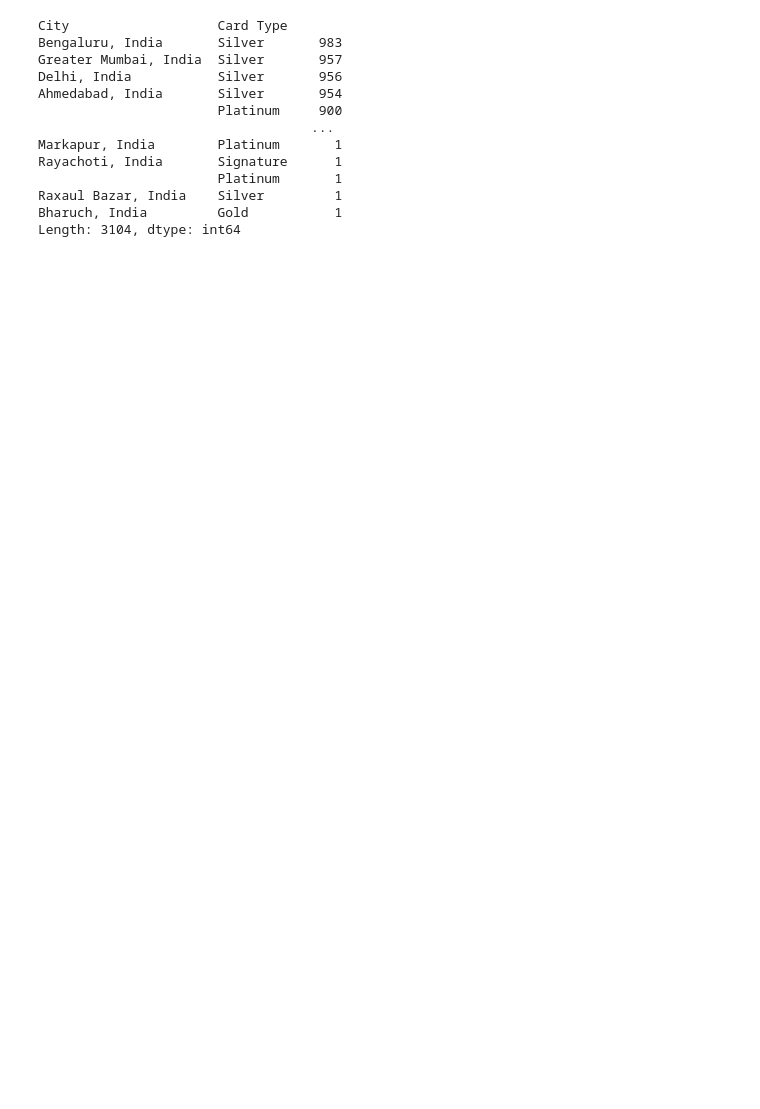
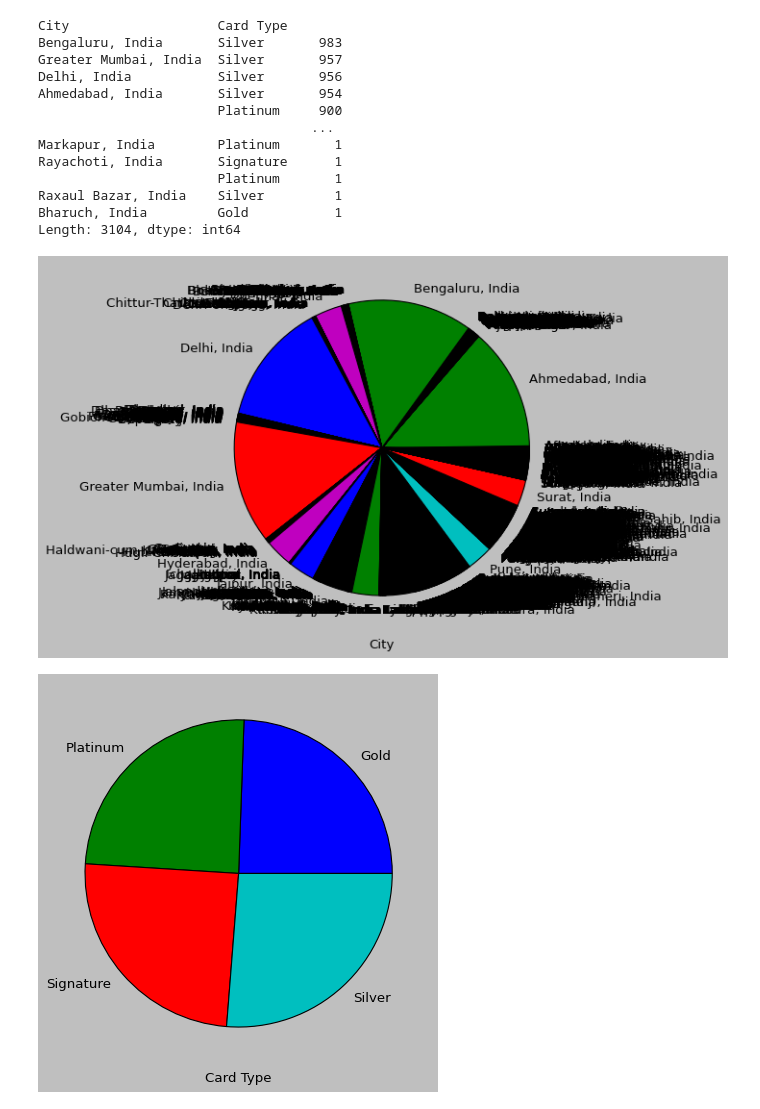
Before and after one commit to DanielaEsperanza/AGENDA-AMIGOS, a Jupyter notebook: Untitled5.ipynb, the cells around one changed output. Drawn from its saved outputs; the diff is of its cells as text; code cells hidden in the pictures; blank space fills up the shorter version.

```diff
--- a/Untitled5.ipynb
+++ b/Untitled5.ipynb
@@ -40,22 +41,36 @@ dtype: int64
 # %%
 tarjetas = pd.read_csv("/content/trx_tarjetas_credito.csv", sep = ",", encoding = "utf-8")
 datos = tarjetas[["City", "Card Type"]].value_counts()
 print(datos)
-datos.to_csv("/content/TipoTarjeta.csv")
+datos.to_csv("/content/TipoTarjeta")
+
+TipoTarjeta=pd.crosstab(index= tarjetas["City"], columns="frecuencia")
+plt.pie(TipoTarjeta, labels=TipoTarjeta.index)
+plt.xlabel("City")
+plt.show()
+TipoTarjeta.to_csv("/TipoTarjeta")
+
+TipoTarjeta=pd.crosstab(index= tarjetas["Card Type"], columns="frecuencia")
+plt.pie(TipoTarjeta, labels=TipoTarjeta.index)
+plt.xlabel("Card Type")
+plt.show()
+TipoTarjeta.to_csv("/TipoTarjeta")
 # %% [output]
 City                   Card Type
 Bengaluru, India       Silver       983
 Greater Mumbai, India  Silver       957
 Delhi, India           Silver       956
 Ahmedabad, India       Silver       954
                        Platinum     900
                                    ...
 Markapur, India        Platinum       1
 Rayachoti, India       Signature      1
                        Platinum       1
 Raxaul Bazar, India    Silver         1
 Bharuch, India         Gold           1
 Length: 3104, dtype: int64
+[figure, added]
+[figure, added]
 # %%
 #KARLA DANIELA TORRES ESPERANZA
 #ALVARO ANTONIO RIVERA MORAN
```
Also changed, not shown: parts of 1 cell of this notebook.
